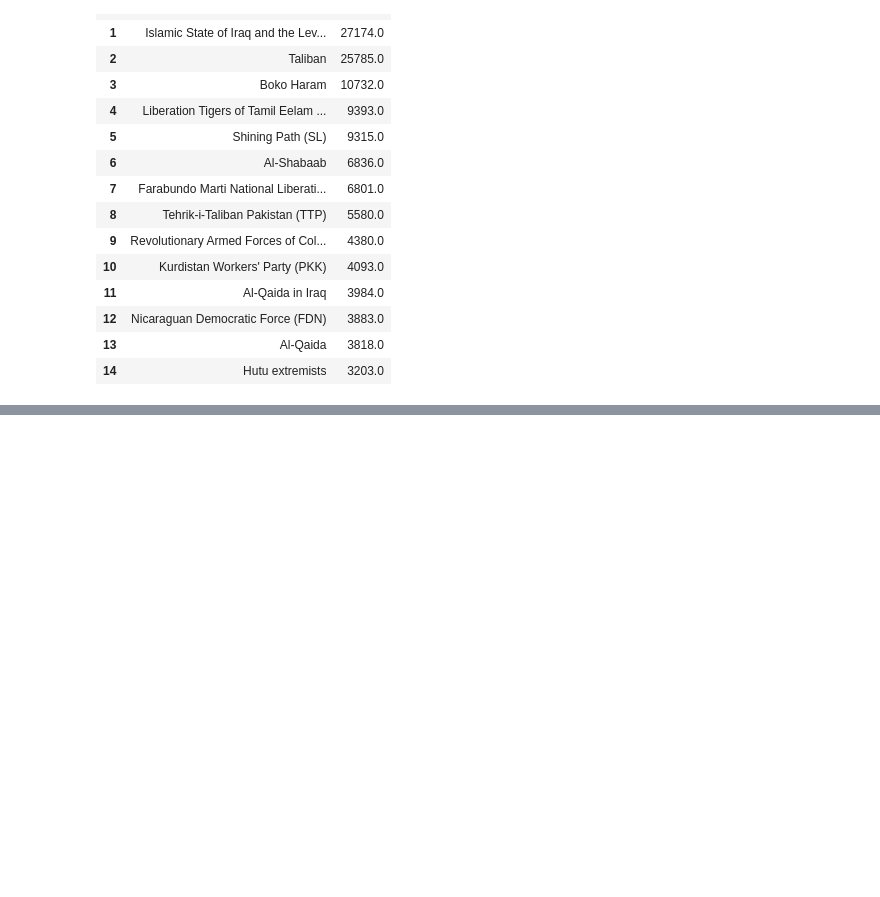
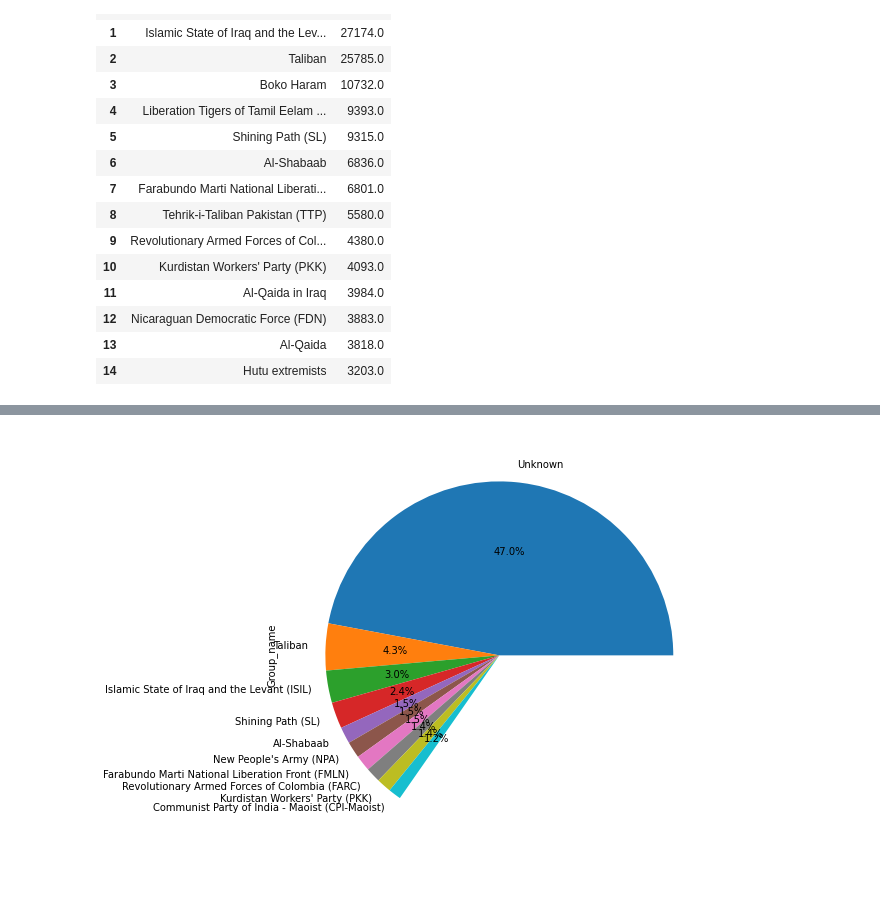
Before and after one commit to Shruti-254/Global-terrorism-analysis, a Jupyter notebook: Global_Terrorism_Analysis_Capstone_Project.ipynb, the cells around one changed output, grey strips where cells are left out. Drawn from its saved outputs; the diff is of its cells as text; code cells hidden in the pictures; blank space fills up the shorter version.

```diff
--- a/Global_Terrorism_Analysis_Capstone_Project.ipynb
+++ b/Global_Terrorism_Analysis_Capstone_Project.ipynb
@@ -309,0 +430,6 @@ group_killed.reset_index()
+# %%
+df=data_gta.Group_name.value_counts(normalize=True,ascending=False)
+df.head(10).plot.pie(autopct="%.1f%%",figsize=(10,8))
+plt.show()
+# %% [output]
+[figure, added]
```
Also changed, not shown: parts of 22 cells of this notebook.
